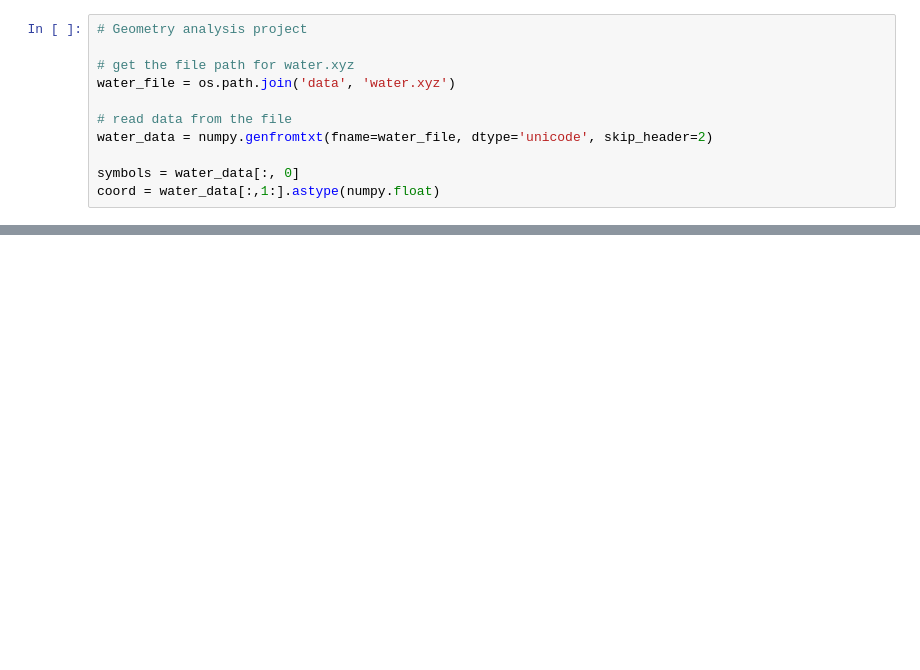
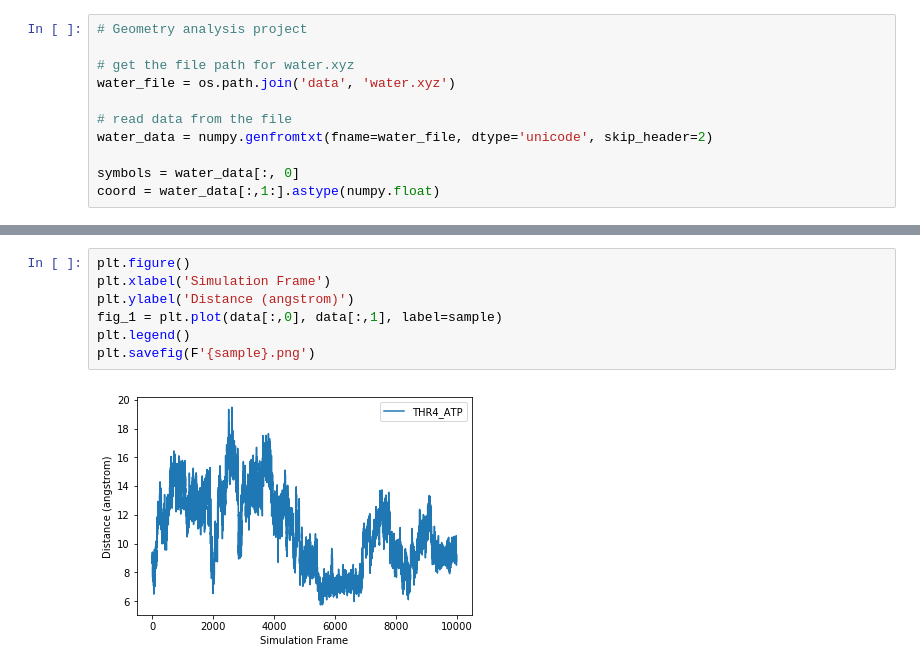
Before and after one commit to janash/cms-workshop, a Jupyter notebook: workshop_notebook.ipynb, the cells around one changed output, grey strips where cells are left out. Drawn from its saved outputs; the diff is of its cells as text; blank space fills up the shorter version.

```diff
--- a/workshop_notebook.ipynb
+++ b/workshop_notebook.ipynb
@@ -405,0 +364,9 @@ H2 to H2 : 0.000
+# %%
+plt.figure()
+plt.xlabel('Simulation Frame')
+plt.ylabel('Distance (angstrom)')
+fig_1 = plt.plot(data[:,0], data[:,1], label=sample)
+plt.legend()
+plt.savefig(F'{sample}.png')
+# %% [output]
+[figure, added]
```
Also changed, not shown: parts of 19 cells of this notebook, 6 other files.
